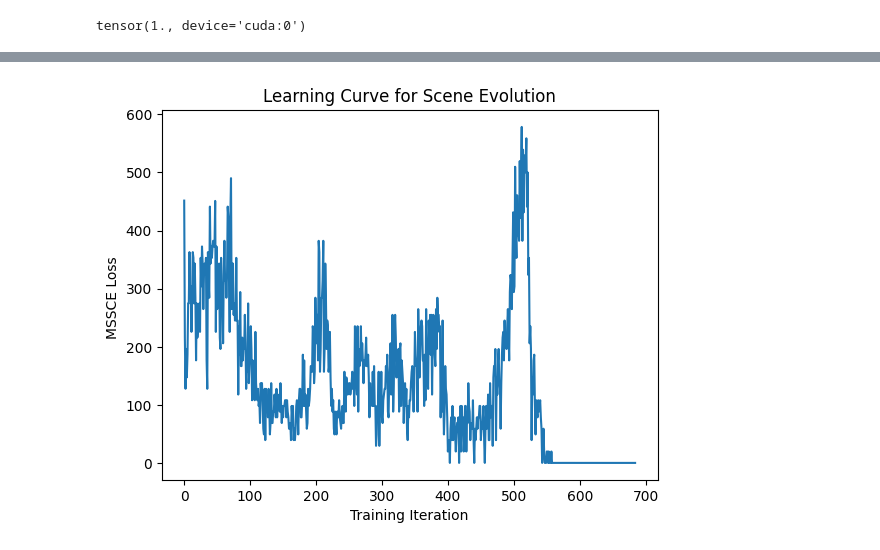
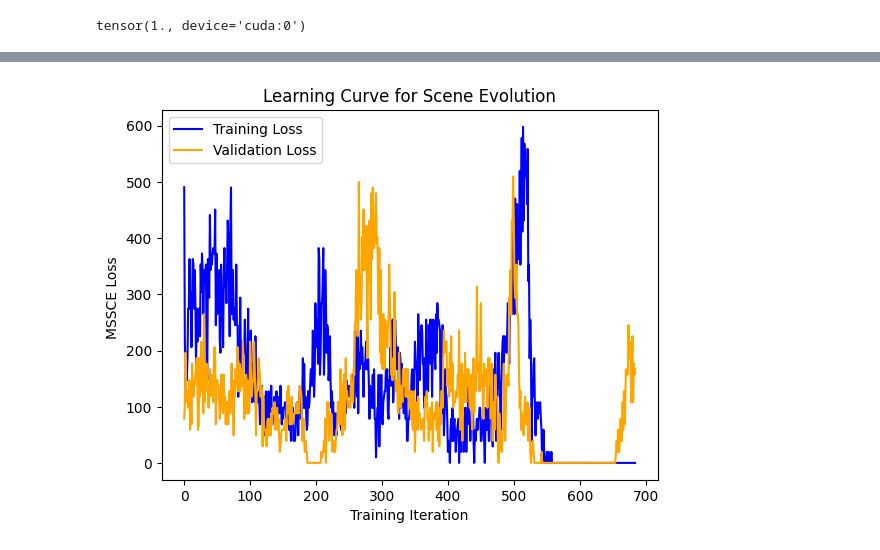
Before and after one commit to suwesh/Perception-Pyramid-Network, a Jupyter notebook: scene-evo-hwacc.ipynb, the cells around one changed output, grey strips where cells are left out. Cells and saved outputs as stored; diff of their text form; code cells hidden in the pictures.

Commit message:
Kaggle Notebook | scene_evo_HWacc | Version 13

```diff
--- a/scene-evo-hwacc.ipynb
+++ b/scene-evo-hwacc.ipynb
@@ -1,18 +1,18 @@
 # %%
-import torch #GPUs: NVIDIA Tesla T4
+import torch #GPUs: NVIDIA Tesla T4 x2
 if torch.cuda.is_available():
     device1 = torch.device("cuda:0")
     print(f"GPU found: {torch.cuda.get_device_name(0)}")
     properties1 = torch.cuda.get_device_properties(device1)
-    no_cudacores1 = properties1.multi_processor_count
+    no_cudacores1 = properties1.multi_processor_count *64
     print(f"{no_cudacores1} CUDA cores on GPU")
     device2 = torch.device("cuda:1")
-    print(f"GPU found: {torch.cuda.get_device_name(0)}")
+    print(f"GPU found: {torch.cuda.get_device_name(1)}")
     properties2 = torch.cuda.get_device_properties(device2)
-    no_cudacores2 = properties2.multi_processor_count
+    no_cudacores2 = properties2.multi_processor_count *64
     print(f"{no_cudacores2} CUDA cores on GPU")
 else:
-    decive = torch.device("cpu")
+    device = torch.device("cpu")
     print("No GPU found! using CPU")
 # %% [output]
 GPU found: Tesla T4
@@ -285,7 +285,7 @@ PPN = pyramidnetwork()
 PPN_gpu = PPN.to(device1)
 # %%
 #BEV map creation for a sequence of scans(6 scans=1 sequence)
-for i in range(700, 701):#6=len(files)
+for i in range(15, 16):#6=len(files)
     #load prev scans(5 scans as prev scans)
     previous_scans = []
     for j in range(i-15, i):
@@ -333,6 +407,6 @@ torch.Size([1, 1, 1000, 1000])
 # %%
 #scene prediction
-for i in range(7100,7101):
+for i in range(7000,7001):
     previous_scans=[]
     for j in range(i-15,i):
         pcd4d = extract_pcd(directory, files[j])
@@ -480,7 +554,7 @@ aPPN = autonetwork()
 aPPN_gpu = aPPN.to(device2)
 # %%
 #BEV map creation for a sequence of scans(6 scans=1 sequence)
-for i in range(700, 701):#6=len(files)
+for i in range(15, 16):#6=len(files)
     #load prev scans(5 scans as prev scans)
     previous_scans = []
     for j in range(i-15, i):
@@ -549,7 +633,7 @@ def MSSCE(pred, truth, th1,th2, gpu, al=0.85):
     msceloss = al*mse+(1-al)*edgeloss + al*sl1+(1-al)*sedgeloss
     return msceloss
 # %%
-#training
+#training MSSCE
 # Hyperparameters
 learning_rate = 0.001
 early_stopping_threshold = 0.1
@@ -559,6 +643,7 @@ lossfun2 = nn.MSELoss()
 # Optimizer
 optimizer = Adam(aPPN_gpu.parameters(), lr=learning_rate)
 training_losses = []
+validation_losses = []
 for e in range(0,1):
     for i in range(15,700):
         previous_scans1=[]
@@ -587,12 +672,37 @@ for e in range(0,1):
         optimizer.step()
         training_losses.append(loss.item())
         print(i,"loss:",loss)
+        # Validation loop
+        with torch.no_grad():  # Ensure no gradients are computed
+            for vi in range(5000+i, 5001+i):  # files for validation
+                vprevious_scans1 = []
+                vprevious_scans2 = []
+                for vj in range(vi - 15, vi):
+                    vpcd4d = extract_pcd(directory, files[vj])
+                    vbevmap2 = convert_scan_bevmap(vpcd4d, 0.2, 1000, device2)
+                    vbevmap1 = convert_scan_bevmap(vpcd4d, 0.2, 1000, device1)
+                    vprevious_scans2.append(vbevmap2)
+                    vprevious_scans1.append(vbevmap1)
+                vpcd4d = extract_pcd(directory, files[vi])
+                vcurrent_scan2 = convert_scan_bevmap(vpcd4d, 0.2, 1000, device2)
+                vcurrent_scan1 = convert_scan_bevmap(vpcd4d, 0.2, 1000, device1)
+                # Feed into aPPN
+                appn_v_gpu = aPPN_gpu(vprevious_scans2, vcurrent_scan2)
+                #corresponding segmented training scene evolution
+                ppn_v_gpu = PPN_gpu(vprevious_scans1,vcurrent_scan1)
+                ppn_v_gpu2 = ppn_v_gpu.to(device2)
+                # Calculate validation loss
+                vloss = MSSCE(appn_v_gpu, ppn_v_gpu2,0,0,device2)
+            validation_losses.append(vloss.item())
+            print(vi,"Validation loss:", vloss)
 # learning curve after training
 import matplotlib.pyplot as plt
-plt.plot(training_losses)
+plt.plot(training_losses, label="Training Loss", color='blue')
+plt.plot(validation_losses, label="Validation Loss", color='orange')
 plt.xlabel("Training Iteration")
 plt.ylabel(f"MSSCE Loss ")
 plt.title("Learning Curve for Scene Evolution")
+plt.legend()
 plt.show()
 # %% [output]
 torch.Size([1, 1, 1000, 1000])
@@ -615,4 +725,4 @@ torch.Size([1, 1, 1000, 1000])
-[figure, old version]
+[figure, new version]
 # %%
 #scene prediction
 for i in range(7100,7101):
```
Also changed, not shown: parts of 14 cells of this notebook.
